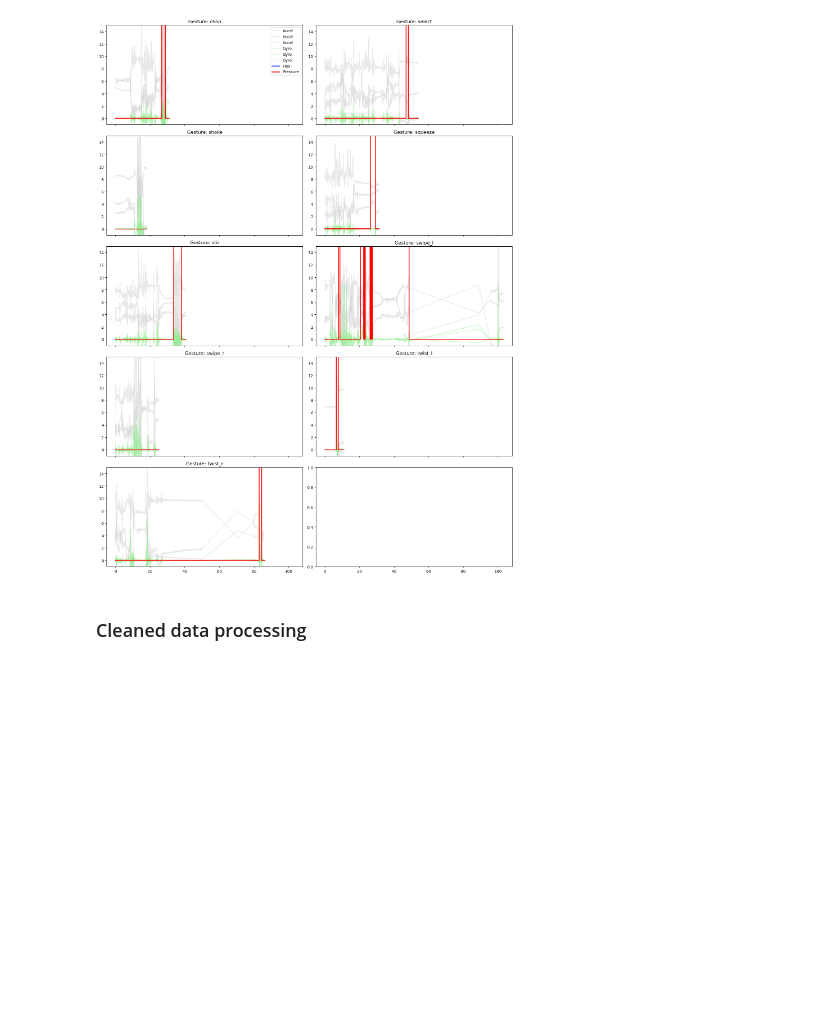
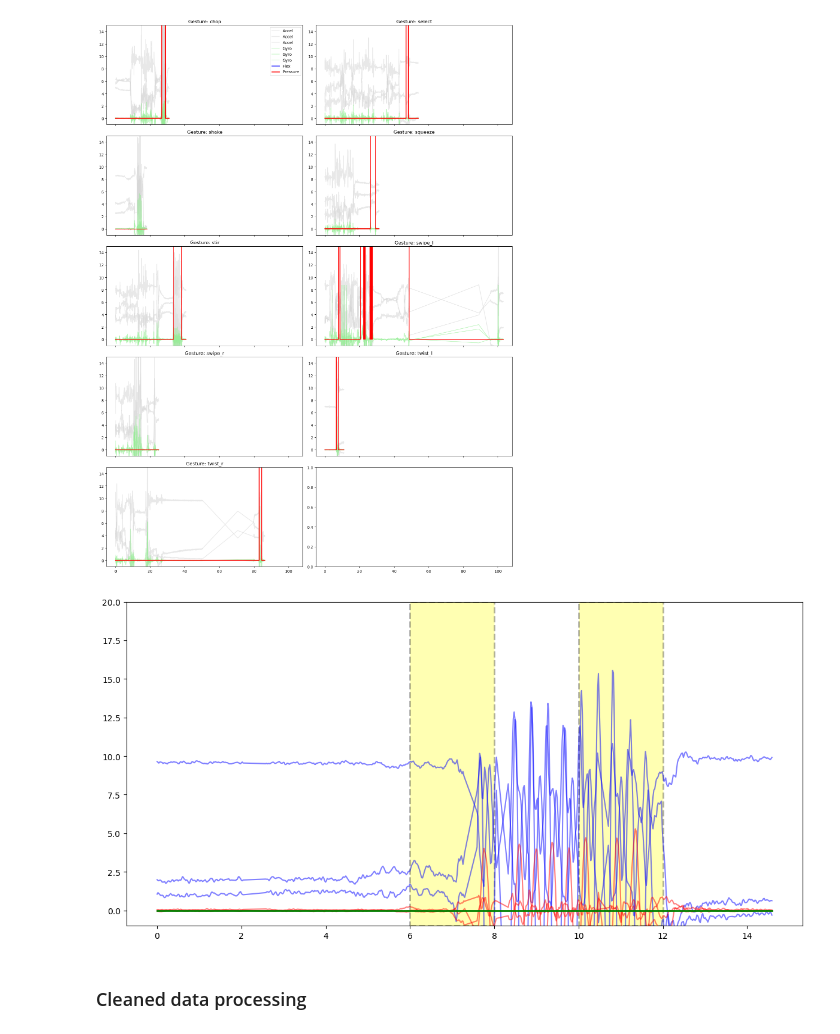
Before and after one commit to wallywallywally/cg4002_ay2526, a Jupyter notebook: ai/model.ipynb, the cells around one changed output. Cells and saved outputs as stored; diff of their text form; code cells hidden in the pictures; blank space fills up the shorter version.

```diff
--- a/ai/model.ipynb
+++ b/ai/model.ipynb
@@ -214,6 +156,68 @@ test_dict_v2 = {
 plot_gesture_comparison(data_folder_path, test_dict_v2)
 # %% [output]
 [figure]
+# %%
+# 1. Setup a single plot
+plt.figure(figsize=(12, 6))
+
+file_path = os.path.join(data_folder_path, "shake_5.txt")
+df = pd.read_csv(file_path, header=None)
+
+# 2. Calculate time
+time = (df[0] - df[0].iloc[0]) / 1000.0
+
+# 3. Plot everything on the current active axis
+# Accel (Columns 1, 2, 3)
+plt.plot(time, df.iloc[:, 1:4], color='blue', alpha=0.5, label='Accel')
+
+# Gyro (Columns 4, 5, 6)
+plt.plot(time, df.iloc[:, 4:7], color='red', alpha=0.5, label='Gyro')
+
+# Flex (Column 7)
+plt.plot(time, df.iloc[:, 7], color='grey', linewidth=2, label='Flex')
+
+# Pressure (Column 8)
+plt.plot(time, df.iloc[:, 8], color='green', linewidth=2, label='Pressure')
+
+# 4. Formatting
+y_min, y_max = -1, 20
+plt.ylim([y_min, y_max])
+
+# WINDOW
+import matplotlib.patches as patches
+window_start = 6   # The time (x-axis) where the window begins
+window_width = 2   # How "wide" the window is in seconds
+rect = patches.Rectangle(
+    (window_start, y_min),
+    window_width,
+    y_max - y_min,
+    linewidth=2,
+    edgecolor='black',
+    facecolor='yellow',
+    linestyle='--',
+    alpha=0.3,          # Makes it semi-transparent
+)
+plt.gca().add_patch(rect)
+rect2 = patches.Rectangle(
+    (10, y_min),
+    2,
+    y_max - y_min,
+    linewidth=2,
+    edgecolor='black',
+    facecolor='yellow',
+    linestyle='--',
+    alpha=0.3,          # Makes it semi-transparent
+)
+plt.gca().add_patch(rect2)
+
+# This logic handles the duplicate labels from the multi-column plots
+handles, labels = plt.gca().get_legend_handles_labels()
+by_label = dict(zip(labels, handles))
+
+plt.tight_layout()
+plt.show()
+# %% [output]
+[figure, added]
 # %% [markdown]
 ### Cleaned data processing
 # %%
```
Also changed, not shown: parts of 13 cells of this notebook, 28 other files.
